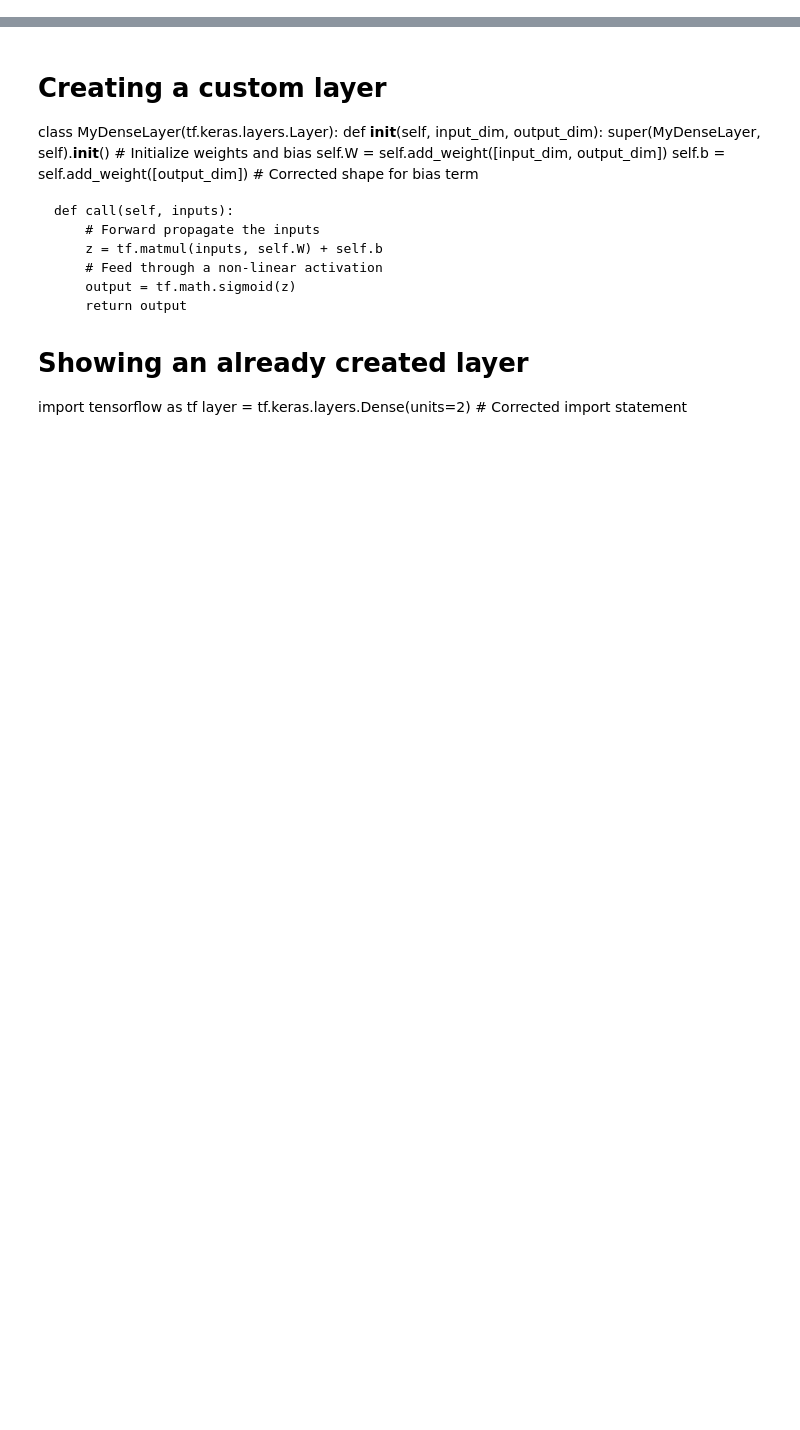
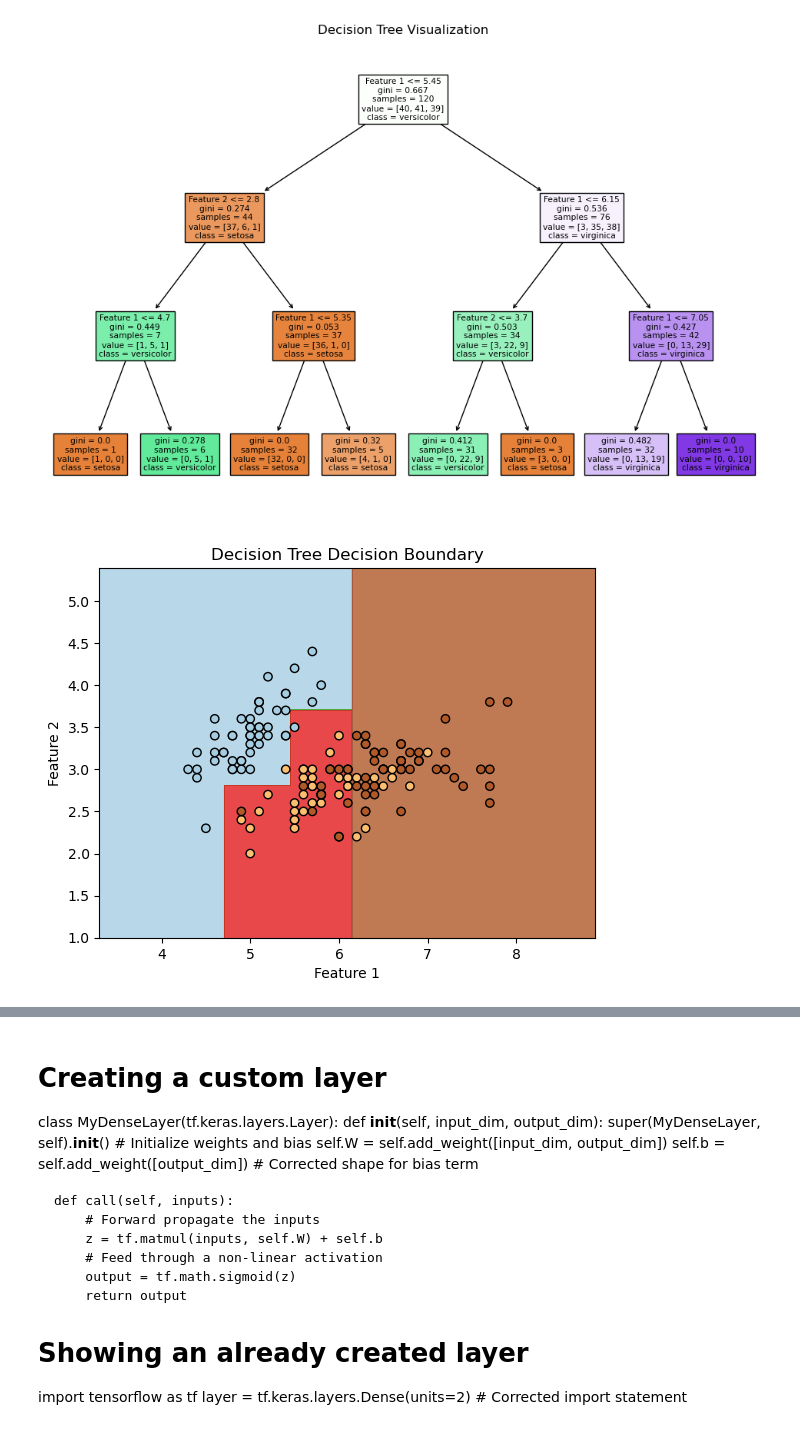
Before and after one commit to MadScie254/Masters_DS_1_1, a Jupyter notebook: Neural Networks.ipynb, the cells around one changed output, grey strips where cells are left out. Cells and saved outputs as stored; diff of their text form; code cells hidden in the pictures; blank space fills up the shorter version.

```diff
--- a/Neural Networks.ipynb
+++ b/Neural Networks.ipynb
@@ -210,0 +454,51 @@ Single layer perceptorn is one single neuron that takes several(multiple) inputs
+# %%
+# Import libraries
+import numpy as np
+import matplotlib.pyplot as plt
+from sklearn.datasets import load_iris
+from sklearn.model_selection import train_test_split
+from sklearn.tree import DecisionTreeClassifier, plot_tree
+
+# Load Iris dataset
+iris = load_iris()
+X = iris.data[:, :2]  # Only take the first two features for visualization
+y = iris.target
+
+# Split data into training and test sets
+X_train, X_test, y_train, y_test = train_test_split(X, y, test_size=0.2, random_state=42)
+
+# Train Decision Tree Classifier
+tree_clf = DecisionTreeClassifier(max_depth=3, random_state=42)
+tree_clf.fit(X_train, y_train)
+
+# Plot Decision Tree Structure
+plt.figure(figsize=(12, 8))
+plot_tree(tree_clf,
+          feature_names=["Feature 1", "Feature 2"],
+          class_names=iris.target_names.tolist(),  # Convert array to list
+          filled=True)
+plt.title("Decision Tree Visualization")
+plt.show()
+
+# Function to plot decision boundaries
+def plot_decision_boundary(clf, X, y, title):
+    x_min, x_max = X[:, 0].min() - 1, X[:, 0].max() + 1
+    y_min, y_max = X[:, 1].min() - 1, X[:, 1].max() + 1
+    xx, yy = np.meshgrid(np.arange(x_min, x_max, 0.01),
+                         np.arange(y_min, y_max, 0.01))
+    grid = np.c_[xx.ravel(), yy.ravel()]
+    Z = clf.predict(grid)
+    Z = Z.reshape(xx.shape)
+
+    plt.contourf(xx, yy, Z, alpha=0.8, cmap=plt.cm.Paired)
+    plt.scatter(X[:, 0], X[:, 1], c=y, edgecolor='k', cmap=plt.cm.Paired)
+    plt.title(title)
+    plt.xlabel("Feature 1")
+    plt.ylabel("Feature 2")
+    plt.show()
+
+# Plot Decision Boundary for the Decision Tree
+plot_decision_boundary(tree_clf, X, y, "Decision Tree Decision Boundary")
+# %% [output]
+[figure, added]
+[figure, added]
```
Also changed, not shown: parts of 4 cells of this notebook, 1 other file.
